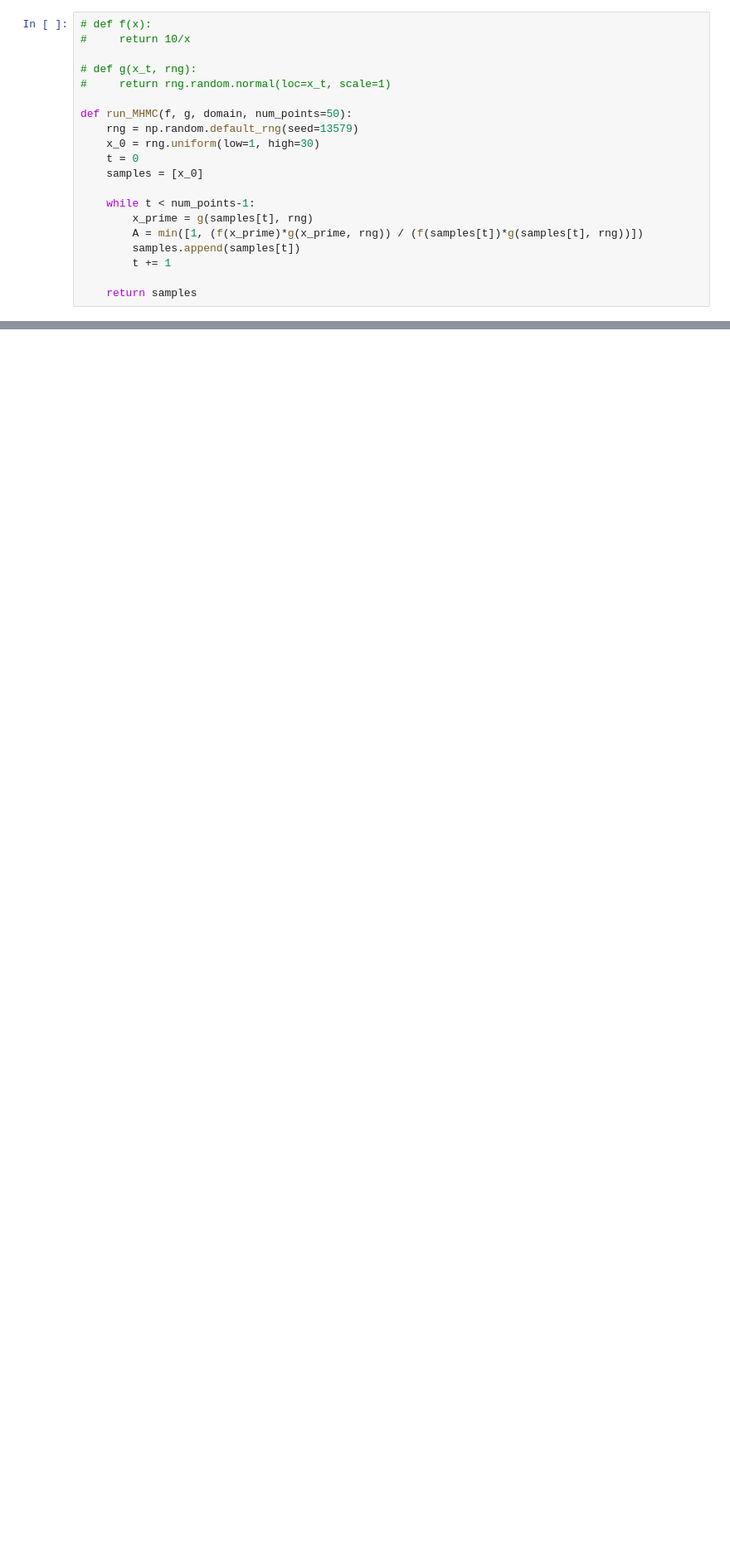
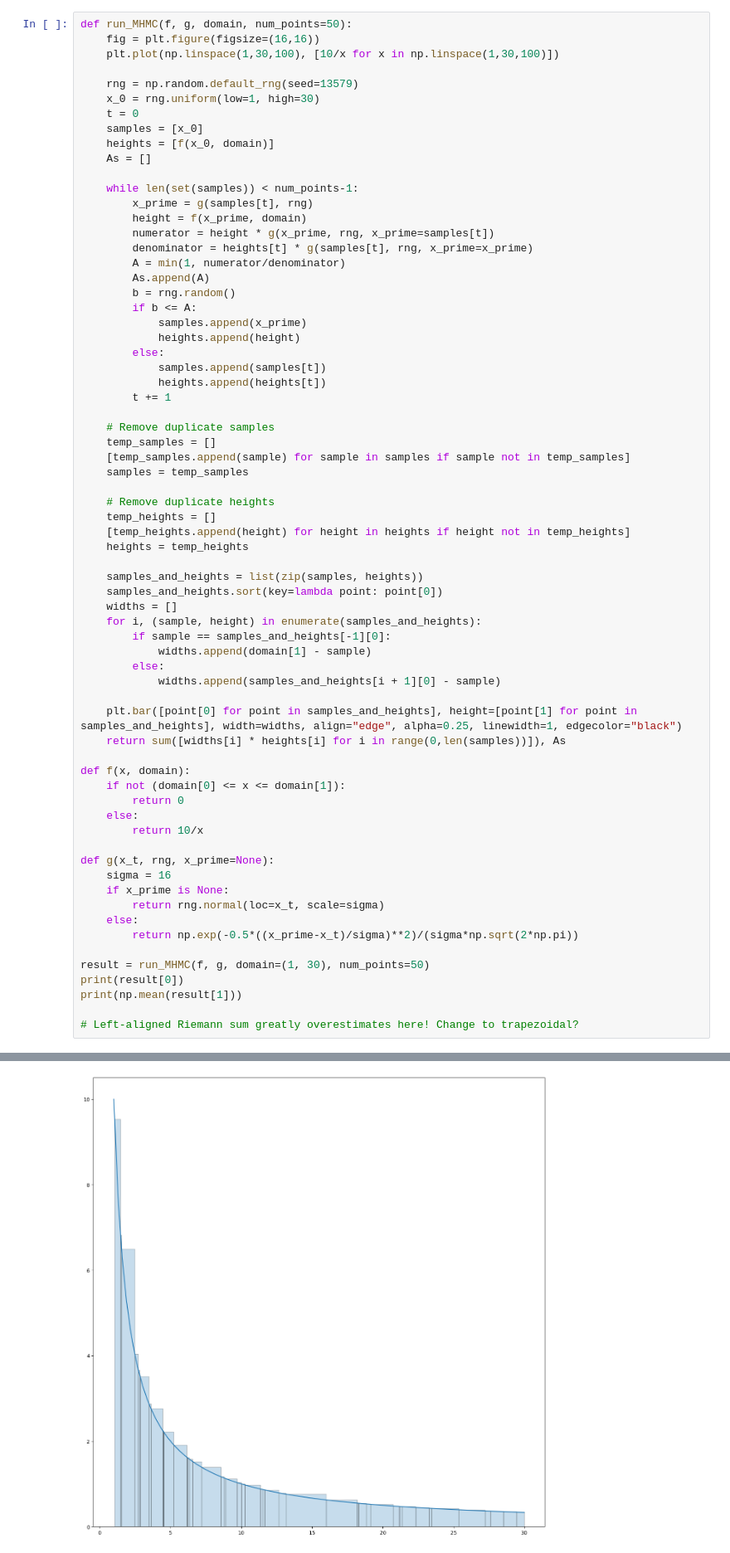
Before and after one commit to jaketanderson/phys41, a Jupyter notebook: Final_Project/Metropolis-Hastings_Monte_Carlo.ipynb, the cells around one changed output, grey strips where cells are left out. Shown: that part at 83% size. Saved outputs shown, nothing was run; the diff lists cells and outputs as text; blank space fills up the shorter version.

```diff
--- a/Final_Project/Metropolis-Hastings_Monte_Carlo.ipynb
+++ b/Final_Project/Metropolis-Hastings_Monte_Carlo.ipynb
@@ -396,22 +396,71 @@ In Metropolis-Hastings Monte Carlo we do the following:
 
 If we want to use adaptive acceptance ratio Metropolis-Hastings, we simply run Metropolis-Hastings for a while and vary the standard deviation parameter in $g(x^\prime|x)$ until some criterion is met, often that 10% to 50% of the last $m$ candidate values were accepted. For brevity's sake, $g(x^\prime|x)$ is kept unchanged throughout the sampling in this project.
 # %%
-# def f(x):
-#     return 10/x
+def run_MHMC(f, g, domain, num_points=50):
+    fig = plt.figure(figsize=(16,16))
+    plt.plot(np.linspace(1,30,100), [10/x for x in np.linspace(1,30,100)])
 
-# def g(x_t, rng):
-#     return rng.random.normal(loc=x_t, scale=1)
-
-def run_MHMC(f, g, domain, num_points=50):
     rng = np.random.default_rng(seed=13579)
     x_0 = rng.uniform(low=1, high=30)
     t = 0
     samples = [x_0]
+    heights = [f(x_0, domain)]
+    As = []
 
-    while t < num_points-1:
+    while len(set(samples)) < num_points-1:
         x_prime = g(samples[t], rng)
-        A = min([1, (f(x_prime)*g(x_prime, rng)) / (f(samples[t])*g(samples[t], rng))])
-        samples.append(samples[t])
+        height = f(x_prime, domain)
+        numerator = height * g(x_prime, rng, x_prime=samples[t])
+        denominator = heights[t] * g(samples[t], rng, x_prime=x_prime)
+        A = min(1, numerator/denominator)
+        As.append(A)
+        b = rng.random()
+        if b <= A:
+            samples.append(x_prime)
+            heights.append(height)
+        else:
+            samples.append(samples[t])
+            heights.append(heights[t])
         t += 1
 
-    return samples
+    # Remove duplicate samples
+    temp_samples = []
+    [temp_samples.append(sample) for sample in samples if sample not in temp_samples]
+    samples = temp_samples
+
+    # Remove duplicate heights
+    temp_heights = []
+    [temp_heights.append(height) for height in heights if height not in temp_heights]
+    heights = temp_heights
+
+    samples_and_heights = list(zip(samples, heights))
+    samples_and_heights.sort(key=lambda point: point[0])
+    widths = []
+    for i, (sample, height) in enumerate(samples_and_heights):
+        if sample == samples_and_heights[-1][0]:
+            widths.append(domain[1] - sample)
+        else:
+            widths.append(samples_and_heights[i + 1][0] - sample)
+
+    plt.bar([point[0] for point in samples_and_heights], height=[point[1] for point in samples_and_heights], width=widths, align="edge", alpha=0.25, linewidth=1, edgecolor="black")
+    return sum([widths[i] * heights[i] for i in range(0,len(samples))]), As
+
+def f(x, domain):
+    if not (domain[0] <= x <= domain[1]):
+        return 0
+    else:
+        return 10/x
+
+def g(x_t, rng, x_prime=None):
+    sigma = 16
+    if x_prime is None:
+        return rng.normal(loc=x_t, scale=sigma)
+    else:
+        return np.exp(-0.5*((x_prime-x_t)/sigma)**2)/(sigma*np.sqrt(2*np.pi))
+
+result = run_MHMC(f, g, domain=(1, 30), num_points=50)
+print(result[0])
+print(np.mean(result[1]))
+
+# Left-aligned Riemann sum greatly overestimates here! Change to trapezoidal?
+# %% [output]
@@ -417,0 +469 @@ def run_MHMC(f, g, domain, num_points=50):
+[figure, added]
```
Also changed, not shown: parts of 5 cells of this notebook.
